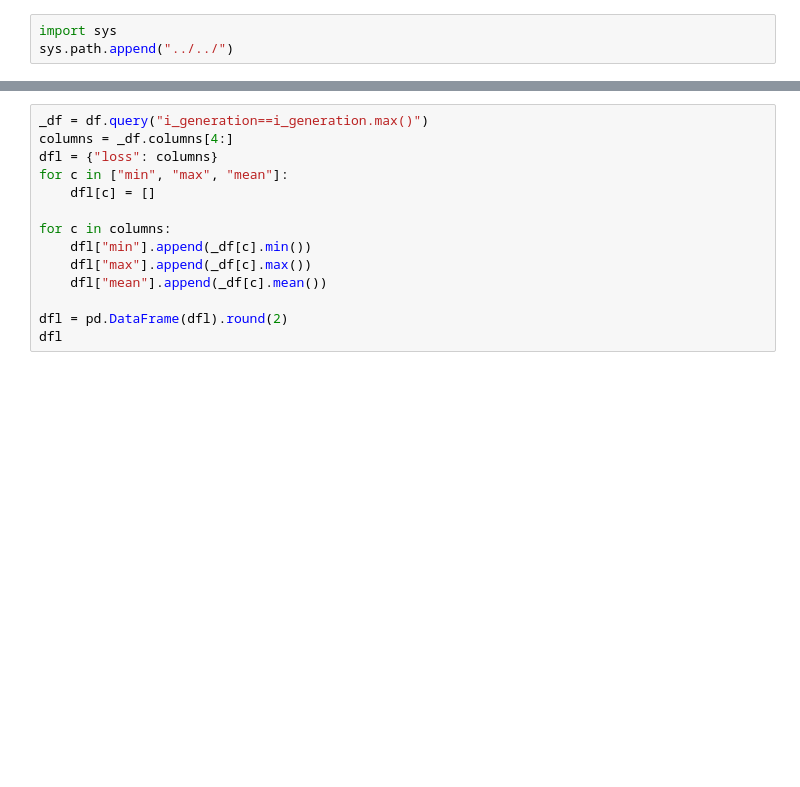
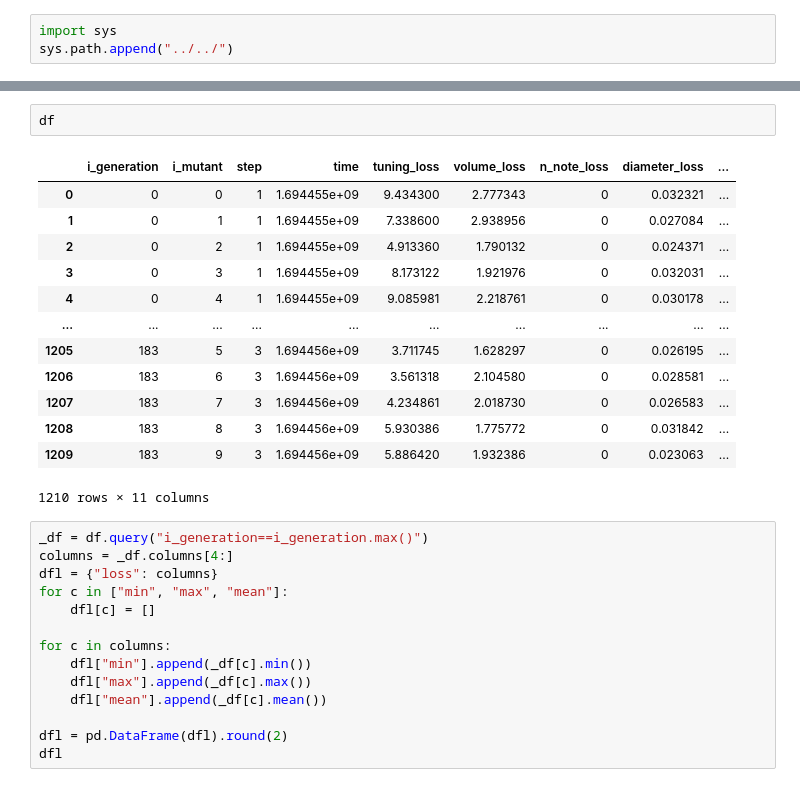
Before and after one commit to jnehring/didge-lab, a Jupyter notebook: src/experiments/first_evolution/Analyze Shape.ipynb, the cells around one changed output, grey strips where cells are left out. Drawn from its saved outputs; the diff is of its cells as text; blank space fills up the shorter version.

```diff
--- a/src/experiments/first_evolution/Analyze Shape.ipynb
+++ b/src/experiments/first_evolution/Analyze Shape.ipynb
@@ -60,3 +91,19 @@ Name: i_generation, Length: 933, dtype: int64
+# %%
+df
+# %% [output]
+|  | i_generation | i_mutant | step | time | tuning_loss | volume_loss | n_note_loss | diameter_loss | ... |
+| 0 | 0 | 0 | 1 | 1.694455e+09 | 9.434300 | 2.777343 | 0 | 0.032321 | ... |
+| 1 | 0 | 1 | 1 | 1.694455e+09 | 7.338600 | 2.938956 | 0 | 0.027084 | ... |
+| 2 | 0 | 2 | 1 | 1.694455e+09 | 4.913360 | 1.790132 | 0 | 0.024371 | ... |
+| 3 | 0 | 3 | 1 | 1.694455e+09 | 8.173122 | 1.921976 | 0 | 0.032031 | ... |
+| 4 | 0 | 4 | 1 | 1.694455e+09 | 9.085981 | 2.218761 | 0 | 0.030178 | ... |
+| ... | ... | ... | ... | ... | ... | ... | ... | ... | ... |
+| 1205 | 183 | 5 | 3 | 1.694456e+09 | 3.711745 | 1.628297 | 0 | 0.026195 | ... |
+| 1206 | 183 | 6 | 3 | 1.694456e+09 | 3.561318 | 2.104580 | 0 | 0.028581 | ... |
+| 1207 | 183 | 7 | 3 | 1.694456e+09 | 4.234861 | 2.018730 | 0 | 0.026583 | ... |
+| 1208 | 183 | 8 | 3 | 1.694456e+09 | 5.930386 | 1.775772 | 0 | 0.031842 | ... |
+| 1209 | 183 | 9 | 3 | 1.694456e+09 | 5.886420 | 1.932386 | 0 | 0.023063 | ... |
+1210 rows × 11 columns
 # %%
 _df = df.query("i_generation==i_generation.max()")
 columns = _df.columns[4:]
```
Also changed, not shown: parts of 5 cells of this notebook, 13 other files.
